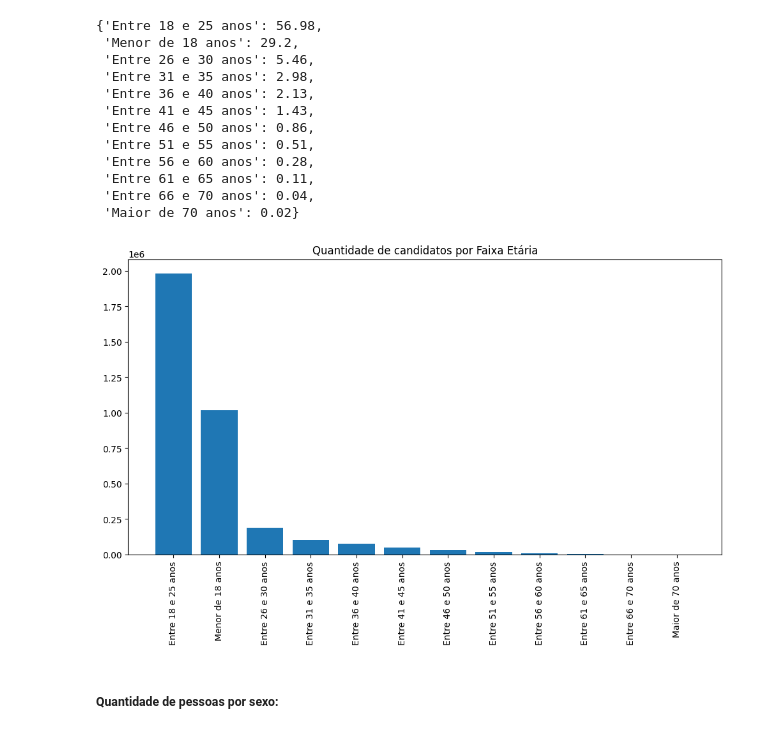
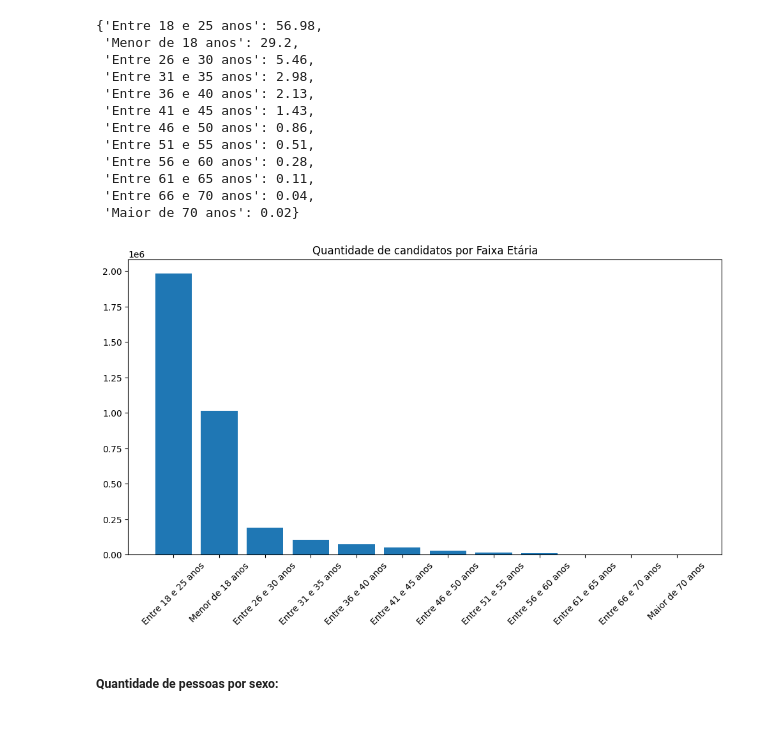
Before and after one commit to doramota/Analise-Exploratoria-Enem2022, a Jupyter notebook: avaliacao1_doralice.ipynb, the cells around one changed output. Drawn from its saved outputs; the diff is of its cells as text; code cells hidden in the pictures.

```diff
--- a/avaliacao1_doralice.ipynb
+++ b/avaliacao1_doralice.ipynb
@@ -433,11 +453,11 @@ qtd_faixas_perc
 # %%
 plt.figure(figsize=(12, 6))
 plt.bar(qtd_faixas.keys(), qtd_faixas.values())
 plt.title('Quantidade de candidatos por Faixa Etária', loc='center')
-plt.xticks(rotation=90)
+plt.xticks(rotation=45)
 plt.show()
 # %% [output]
-[figure, old version]
+[figure, new version]
 # %% [markdown]
 ##### Quantidade de pessoas por sexo:
 # %%
```
Also changed, not shown: parts of 7 cells of this notebook.
